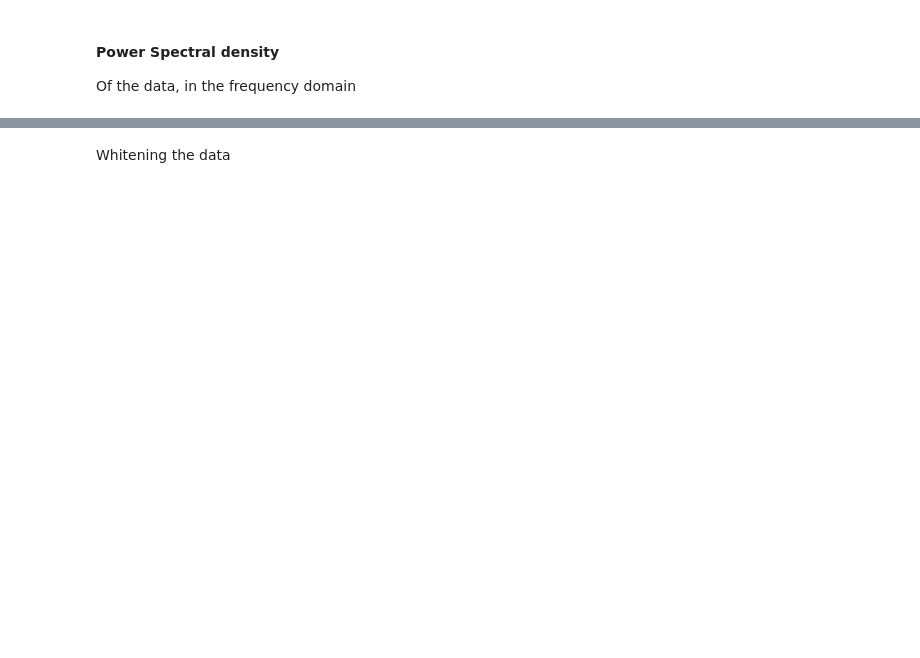
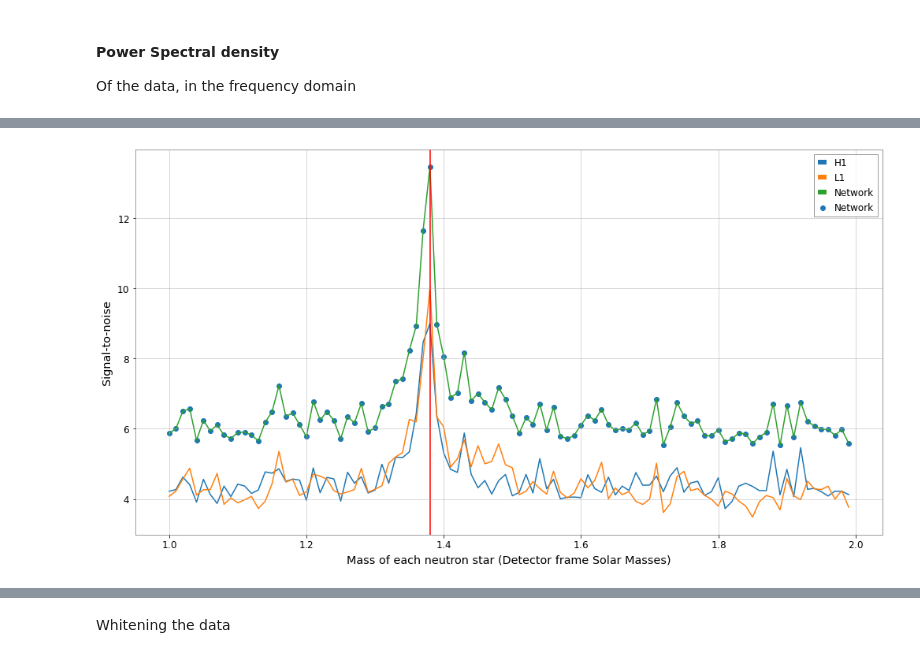
Before and after one commit to Snrts/PRA3024_BigDataInPhysics_SanneAarts, a Jupyter notebook: GravitationalWavesSanne.ipynb, the cells around one changed output, grey strips where cells are left out. Cells and saved outputs as stored; diff of their text form; code cells hidden in the pictures; blank space fills up the shorter version.

```diff
--- a/GravitationalWavesSanne.ipynb
+++ b/GravitationalWavesSanne.ipynb
@@ -218,21 +175,3 @@ pylab.show()
 # %% [markdown]
 #### Power Spectral density
 Of the data, in the frequency domain
-# %%
-from pycbc.psd import interpolate, inverse_spectrum_truncation, welch
-
-psds = {}
-for i in ["L1", "H1"]:
-  psds[i] = interpolate(strain[i].psd(2), stilde[i].delta_f)
-
-  psds[i] = inverse_spectrum_truncation(psds[i], int(2 * strain[i].sample_rate),
-                                    low_frequency_cutoff=15.0,
-                                    trunc_method='hann')
-
-  pylab.loglog(psds[i].sample_frequencies, psds[i], label=i)
-  pylab.ylabel('$Strain^2 / Hz$')
-  pylab.xlabel('Frequency (Hz)')
-  pylab.xlim(20, 1500)
-  pylab.ylim(1e-47, 1e-42)
-pylab.legend()
-pylab.show()
@@ -244,42 +181,66 @@ We are given that $m_1=m_2=m$ where $1\hspace{0.2em} M_⊙ \leq m \leq 3\hspace{
 # %%
-hmax, smax, tmax, mmax, nsnr = None, {}, {}, 0, 0
-snrs = []
-for m in np.arange(1,2, 0.01):
-  hp , hc = get_fd_waveform(approximant='TaylorF2',
-                          mass1 = m,
-                          mass2 = m,
-                          f_lower = 20,
-                          delta_f = stilde["H1"].delta_f,
-                          distance = 50)
+@jit(forceobj=True)
+def waveform(m):
+  hp, hc = get_fd_waveform(approximant="TaylorF2",
+                             mass1=m, mass2=m,
+                             f_lower=20, delta_f=mergerData[i]["fs"].delta_f)
+
+  hp.resize(len(mergerData[i]["fs"]))
+  return hp
+
+@jit(forceobj=True)
+def findSnr(m):
+  template = waveform(m)
 
   snr_max, time_max = {}, {}
-  hp.resize(len(stilde[i]))
 
-  template = hp.cyclic_time_shift(hp.start_time)
-  for i in ["L1", "H1"]:
-    snr = matched_filter(hp,
-                         stilde[i],
-                         psd=psds[i],
-                         low_frequency_cutoff = 25)
-
+  for i in ["H1","L1"]:
+    snr = matched_filter(template,
+                        mergerData[i]["fs"],
+                        psd=mergerData[i]["psd"],
+                        low_frequency_cutoff = 25)
     snr = snr.time_slice(merger.time - 1, merger.time + 1)
     _ , idx = snr.abs_max_loc()
-    snr_max[i] = abs(snr[idx])
+    snr_max[i] = snr[idx]
     time_max[i] = float(idx)/snr.sample_rate + snr.start_time
 
-  network_snr = (abs(np.array(list(snr_max.values())))**2.0).sum()**0.5
-  snrs.append(snr_max)
+  return snr_max, time_max,template
 
-  if network_snr > nsnr:
-    hmax = hp
-    smax = snr_max
-    tmax = time_max
-    mmax = m
-    nsnr = network_snr
+@jit(forceobj=True)
+def findMax():
+  myvars = vars()
+  masses = np.arange(1,2,0.01)
+  hmax, smax, tmax, mmax, nsnr = None, {}, {}, 0, 0
+  snrs = []
+  h1 = []
+  l1 = []
+  for m in masses:
+    snr_max, time_max, template = findSnr(m)
+    network_snr = abs(np.array(list(snr_max.values()))**2.0).sum()**0.5
+    h1.append(abs(snr_max["H1"]))
+    l1.append(abs(snr_max["L1"]))
+    snrs.append(snr_max)
 
+    if network_snr > nsnr:
+      hmax =  template
+      smax = snr_max
+      tmax = time_max
+      mmax = m
+      nsnr = network_snr
 
-print(f"We found the best Mass1=Mass2 was {mmax} solar masses (detector frame)")
+  print(f"We found the best Mass1=Mass2 was {mmax} solar masses (detector frame)")
 
-print(snrs)
+  fig = plt.figure(figsize=(17,9))
+  plt.plot(masses, h1, label="H1")
+  plt.plot(masses, l1, label="L1")
+  plt.plot(masses, [abs(np.array(list(s.values()))**2.0).sum()**0.5 for s in snrs],label = "Network")
+  plt.scatter(masses, [abs(np.array(list(s.values()))**2.0).sum()**0.5 for s in snrs],label = "Network")
+  plt.axvline(x=mmax, color='r', linestyle='-')
+  plt.ylabel('Signal-to-noise')
+  plt.xlabel('Mass of each neutron star (Detector frame Solar Masses)')
+  plt.legend()
+  plt.show()
+
+findMax()
 # %% [output]
 We found the best Mass1=Mass2 was 1.3800000000000003 solar masses (detector frame)
@@ -286,0 +247 @@ We found the best Mass1=Mass2 was 1.3800000000000003 solar masses (detector fram
+[figure, added]
```
Also changed, not shown: parts of 26 cells of this notebook.
